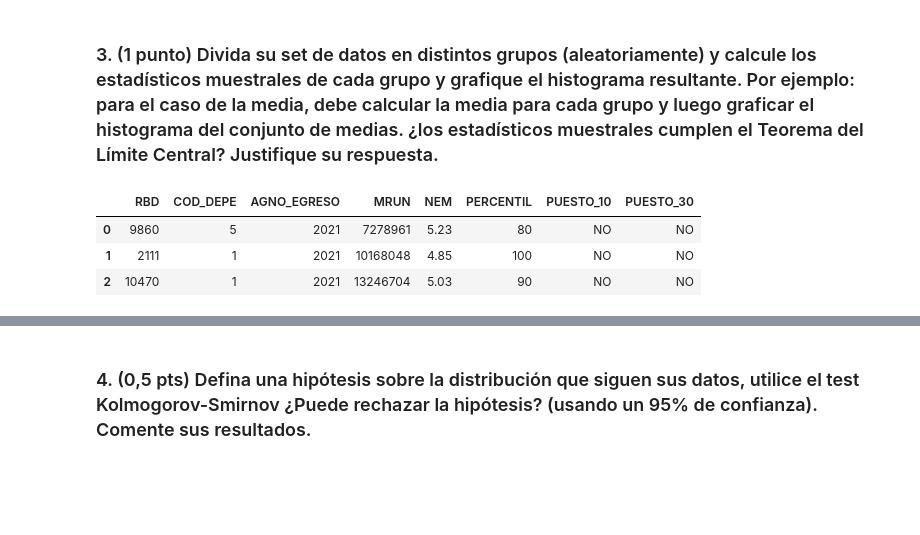
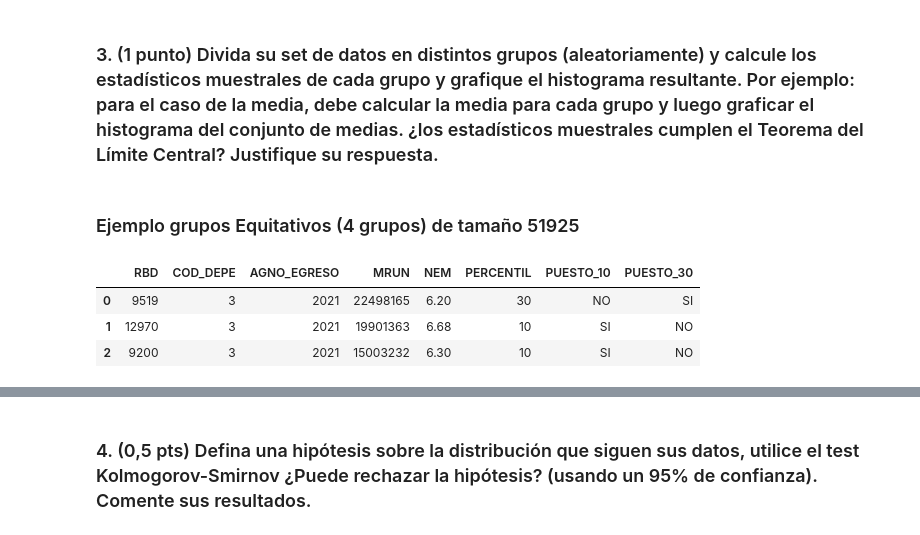
Before and after one commit to imnotUrban/Repo-Simulacion, a Jupyter notebook: Proyecto_Unidad_1/ProyectoUnidad1.ipynb, the cells around one changed output, grey strips where cells are left out. Drawn from its saved outputs; the diff is of its cells as text; code cells hidden in the pictures; blank space fills up the shorter version.

```diff
--- a/Proyecto_Unidad_1/ProyectoUnidad1.ipynb
+++ b/Proyecto_Unidad_1/ProyectoUnidad1.ipynb
@@ -419,22 +419,29 @@ ax[1,1].legend(['Curtosis NEM simulado', 'Curtosis NEM real']);
 <p>La ley de los grandes números es un teorema fundamental de la teoría de la probabilidad que indica que si repetimos muchas veces (tendiendo al infinito) un mismo experimento, la frecuencia de que suceda un cierto evento tiende a ser una constante. Evidentemente este dataset es finito pero podemos ver una clara convergencia de los valores, en donde en todos los casos, cerca de las 3 mil iteraciones ya parecen acercarse al valor real calculado. Mientras más datos consideremos para estos cálculos y/o mayor sea la cantidad de iteraciones que apliquemos, debería tender con mucha más fuerza al valor real. Recordar que son un total de 200 mil datos y con cerca de 3 mil toma valores cercanos a los reales.</p>
 # %% [markdown]
 ### 3. (1 punto) Divida su set de datos en distintos grupos (aleatoriamente) y calcule los estadísticos muestrales de cada grupo y grafique el histograma resultante. Por ejemplo: para el caso de la media, debe calcular la media para cada grupo y luego graficar el histograma del conjunto de medias. ¿los estadísticos muestrales cumplen el Teorema del Límite Central? Justifique su respuesta.
+# %% [markdown]
+### Ejemplo grupos Equitativos (4 grupos) de tamaño 51925
 # %%
+N_groups = 51925+1
+
+# Lo repartimos en 4 grupos dado que tenemos 207702 datos : 207702/4 = 51925+1 = 51926
+# 51926 * 2 = 103852
+# 51926 * 3 = 155778
+# 51926 * 4 = 207704
+
 # desordenamos el df
 df = df.sample(frac=1).reset_index(drop=True)
-
-# Lo repartimos en 4 grupos dado que tenemos 207702 datos : 207702/4 = 51925
-df1 = df.iloc[0:51926]
-df2 = df.iloc[51926:103852]
-df3 = df.iloc[103852:155778]
-df4 = df.iloc[155778:207702]
+df1 = df.iloc[0:N_groups]
+df2 = df.iloc[N_groups:N_groups*2]
+df3 = df.iloc[N_groups*2:N_groups*3]
+df4 = df.iloc[N_groups*3:N_groups*4]
 
 df.head(3)
 # %% [output]
 |  | RBD | COD_DEPE | AGNO_EGRESO | MRUN | NEM | PERCENTIL | PUESTO_10 | PUESTO_30 |
-| 0 | 9860 | 5 | 2021 | 7278961 | 5.23 | 80 | NO | NO |
-| 1 | 2111 | 1 | 2021 | 10168048 | 4.85 | 100 | NO | NO |
-| 2 | 10470 | 1 | 2021 | 13246704 | 5.03 | 90 | NO | NO |
+| 0 | 9519 | 3 | 2021 | 22498165 | 6.20 | 30 | NO | SI |
+| 1 | 12970 | 3 | 2021 | 19901363 | 6.68 | 10 | SI | NO |
+| 2 | 9200 | 3 | 2021 | 15003232 | 6.30 | 10 | SI | NO |
 # %%
 def hist_NEM(df1, df2, df3, df4, colors):
     """
```
Also changed, not shown: parts of 14 cells of this notebook.
